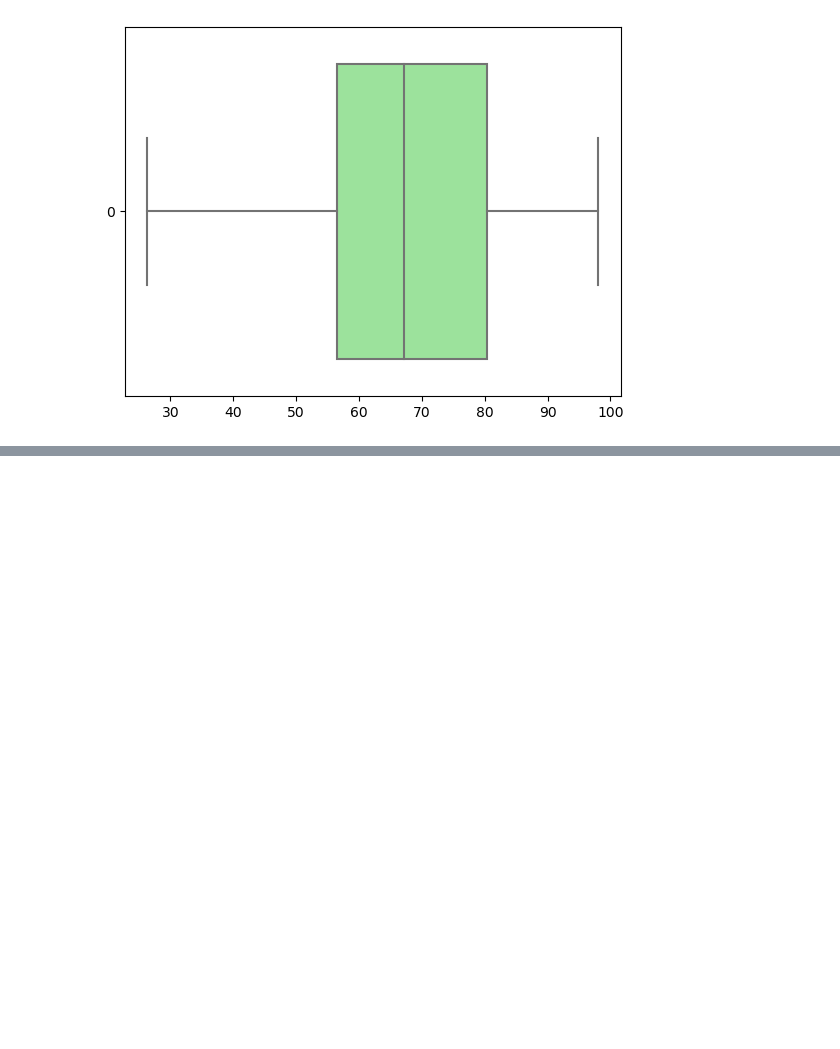
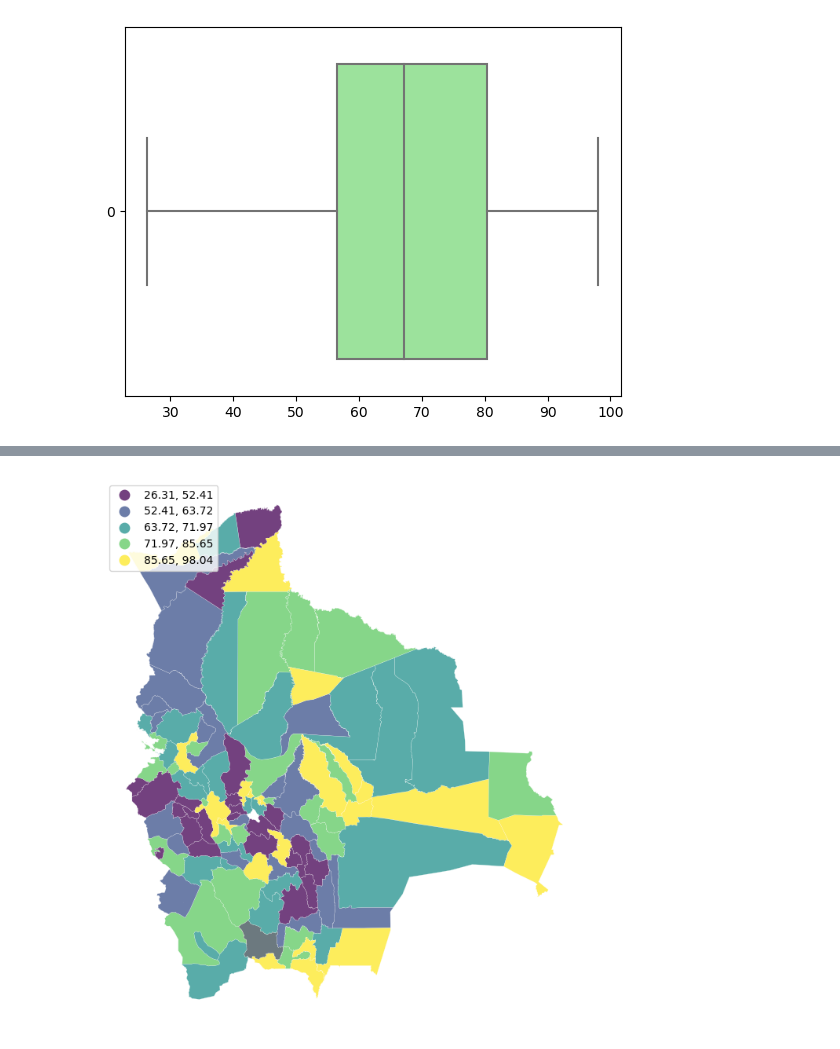
Before and after one commit to FabianRomero20/Examen2, a Jupyter notebook: Ejercicios_Finales.ipynb, the cells around one changed output, grey strips where cells are left out. Cells and saved outputs as stored; diff of their text form; code cells hidden in the pictures; blank space fills up the shorter version.

```diff
--- a/Ejercicios_Finales.ipynb
+++ b/Ejercicios_Finales.ipynb
@@ -240,0 +342,7 @@ sea.boxplot(dataBolmap.ViviendasConEnegía, color='lightgreen',orient='h')
+# %%
+# Let's keep the three schemes with the lowest ADCM:
+
+dataBolmap['QU'] = q5.yb
+dataBolmap['EI'] = ei5.yb
+dataBolmap['FJ'] = fj5.yb
+dataBolmap['JC'] = jc5.yb
@@ -240,0 +364,24 @@ sea.boxplot(dataBolmap.ViviendasConEnegía, color='lightgreen',orient='h')
+# %%
+# Plot con los esquemas
+# Esquema = Quantiles
+
+import matplotlib.pyplot as plt
+
+f, ax = plt.subplots(1, figsize=(9, 9))
+dataBolmap.plot(column='ViviendasConEnegía',
+        cmap='viridis',
+        scheme='Quantiles',
+        k=5,
+        edgecolor='white',
+        linewidth=0.2,
+        alpha=0.75,
+        legend=True,
+        legend_kwds=dict(loc=2),
+        ax=ax
+       )
+
+ax.set_axis_off()
+
+# ojo con Bernandino Bilbao (blanco, 60.51%)
+# %% [output]
+[figure, added]
```
Also changed, not shown: parts of 17 cells of this notebook, 3 other files.
